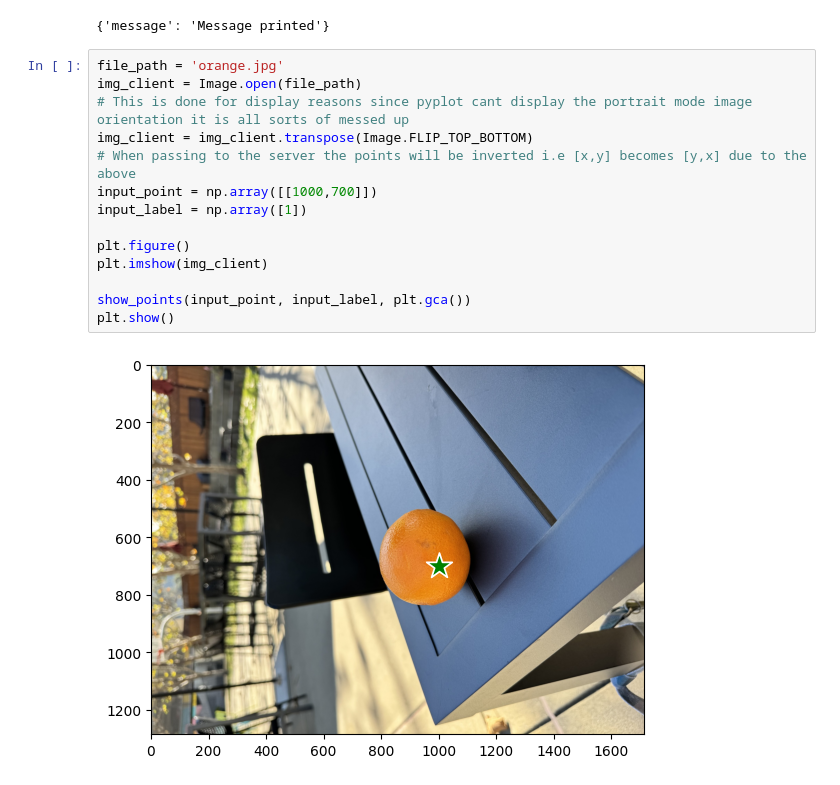
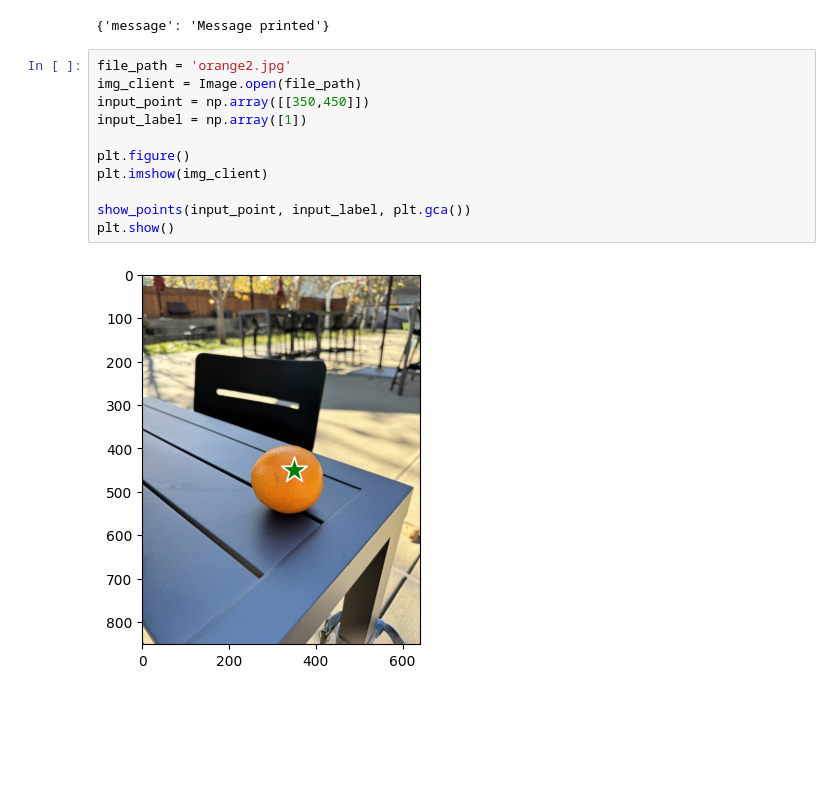
Before and after one commit to SnowballAntrobus/DreamsOfClothServer, a Jupyter notebook: server-testing.ipynb, the cells around one changed output. Saved outputs shown, nothing was run; the diff lists cells and outputs as text; blank space fills up the shorter version.

```diff
--- a/server-testing.ipynb
+++ b/server-testing.ipynb
@@ -22,20 +23,17 @@ else:
 # %% [output]
 {'message': 'Message printed'}
 # %%
-file_path = 'orange.jpg'
+file_path = 'orange2.jpg'
 img_client = Image.open(file_path)
-# This is done for display reasons since pyplot cant display the portrait mode image orientation it is all sorts of messed up
-img_client = img_client.transpose(Image.FLIP_TOP_BOTTOM)
-# When passing to the server the points will be inverted i.e [x,y] becomes [y,x] due to the above
-input_point = np.array([[1000,700]])
+input_point = np.array([[350,450]])
 input_label = np.array([1])
 
 plt.figure()
 plt.imshow(img_client)
 
 show_points(input_point, input_label, plt.gca())
 plt.show()
 # %% [output]
-[figure, old version]
+[figure, new version]
 # %%
 url = 'http://cloth.gay:8000/server/image-upload/'
```
Also changed, not shown: parts of 2 cells of this notebook, 3 other files.
